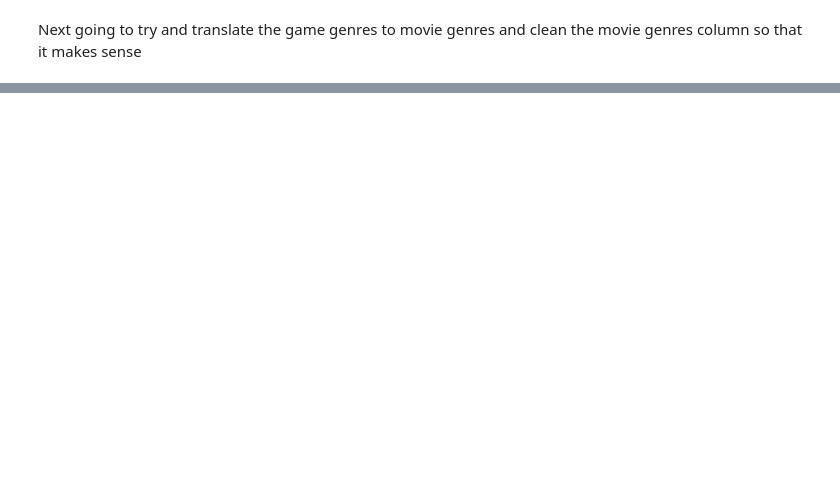
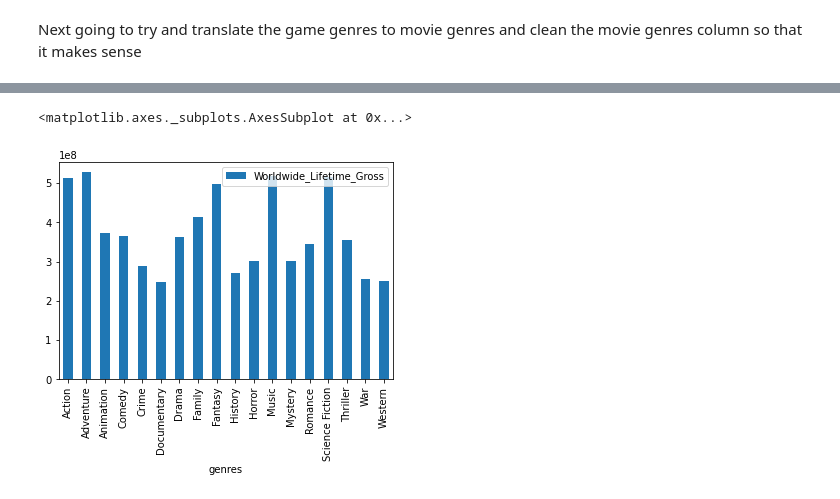
Before and after one commit to ykfarhan/state-of-box-office-analysis, a Jupyter notebook: Amir Data Cleaning.ipynb, the cells around one changed output, grey strips where cells are left out. Cells and saved outputs as stored; diff of their text form; code cells hidden in the pictures; blank space fills up the shorter version.

```diff
--- a/Amir Data Cleaning.ipynb
+++ b/Amir Data Cleaning.ipynb
@@ -213,0 +275,9 @@ Next going to try and translate the game genres to movie genres and clean the mo
+# %%
+xyz = merged_df[(merged_df['genres'] != float)]
+xyz = xyz.drop(113,axis = 0)
+xyz = xyz.drop(254,axis = 0)
+xyz = xyz.drop(287,axis = 0)
+xyz = xyz.drop(630,axis = 0)
+xyz
+xyz['genres'] = xyz['genres'].apply(lambda x: [y['name'] for y in x])
+xyz['genres']
@@ -213,0 +301,11 @@ Next going to try and translate the game genres to movie genres and clean the mo
+# %%
+genredata = list(xyz.values)
+# %%
+imtiredanddontknowwhatimdoing = []
+length = len(genredata)
+for i in range(0,length):
+    templist = genredata[i][13]
+    for j in templist:
+        a = genredata[i]
+        a[13] = j
+        imtiredanddontknowwhatimdoing.append(a)
@@ -213,0 +332,4 @@ Next going to try and translate the game genres to movie genres and clean the mo
+# %%
+genredata = pd.DataFrame(data = imtiredanddontknowwhatimdoing, columns = ['Rank', 'Title', 'Worldwide_Lifetime_Gross', 'Domestic_Lifetime_Gross', 'Domestic_Percentage', 'Foreign_Lifetime_Gross', 'Foreign_Lifetime_Percentage', 'Year', 'imdb_id', 'adult', 'backdrop_path', 'belongs_to_collection', 'budget', 'genres', 'homepage', 'id', 'original_language', 'original_title', 'overview', 'popularity', 'poster_path', 'production_companies', 'production_countries', 'release_date', 'revenue', 'runtime', 'spoken_languages', 'status', 'tagline', 'title', 'video', 'vote_average', 'vote_count', 'success', 'status_code', 'status_message'])
+genredata['Worldwide_Lifetime_Gross'] = genredata['Worldwide_Lifetime_Gross'].apply(lambda x: int(x.replace('$','').replace(',',(''))))
+genredata['Worldwide_Lifetime_Gross']
@@ -213,0 +349,6 @@ Next going to try and translate the game genres to movie genres and clean the mo
+# %%
+ybc = genredata[['genres','Worldwide_Lifetime_Gross']].groupby('genres').mean()
+ybc.plot.bar(y = 'Worldwide_Lifetime_Gross')
+# %% [output]
+<matplotlib.axes._subplots.AxesSubplot at 0x...>
+[figure, added]
```
Also changed, not shown: parts of 13 cells of this notebook, 1 other file.
